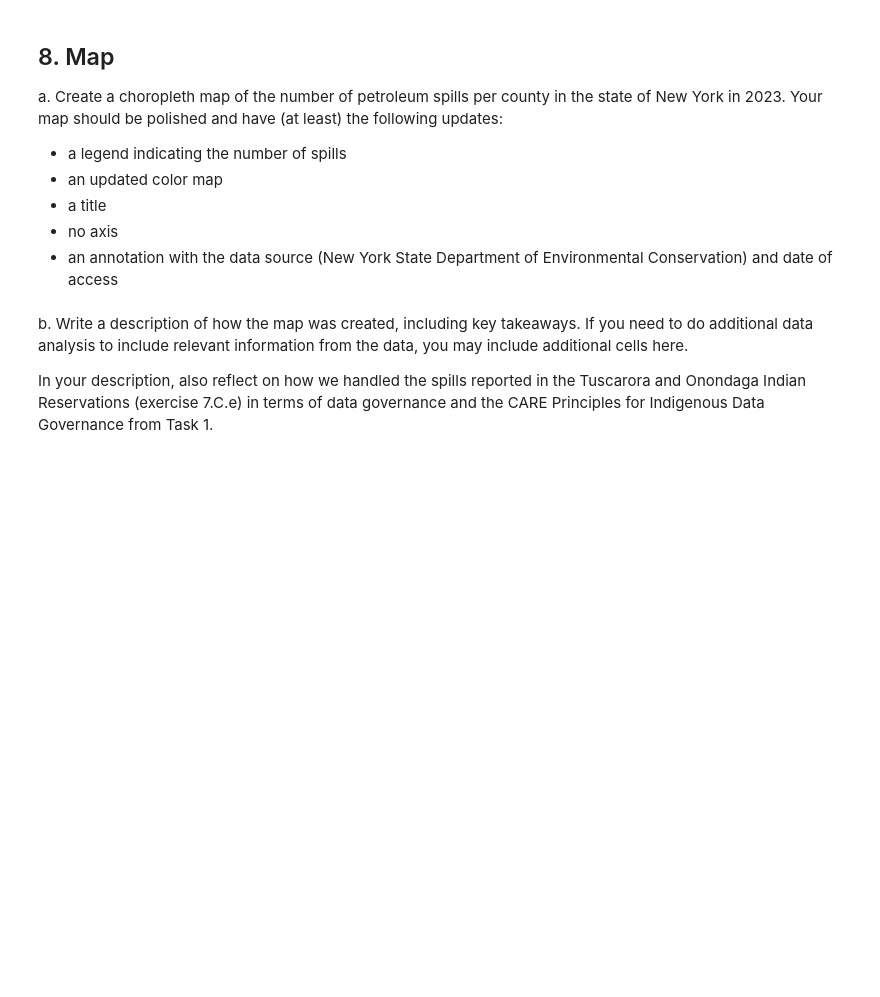
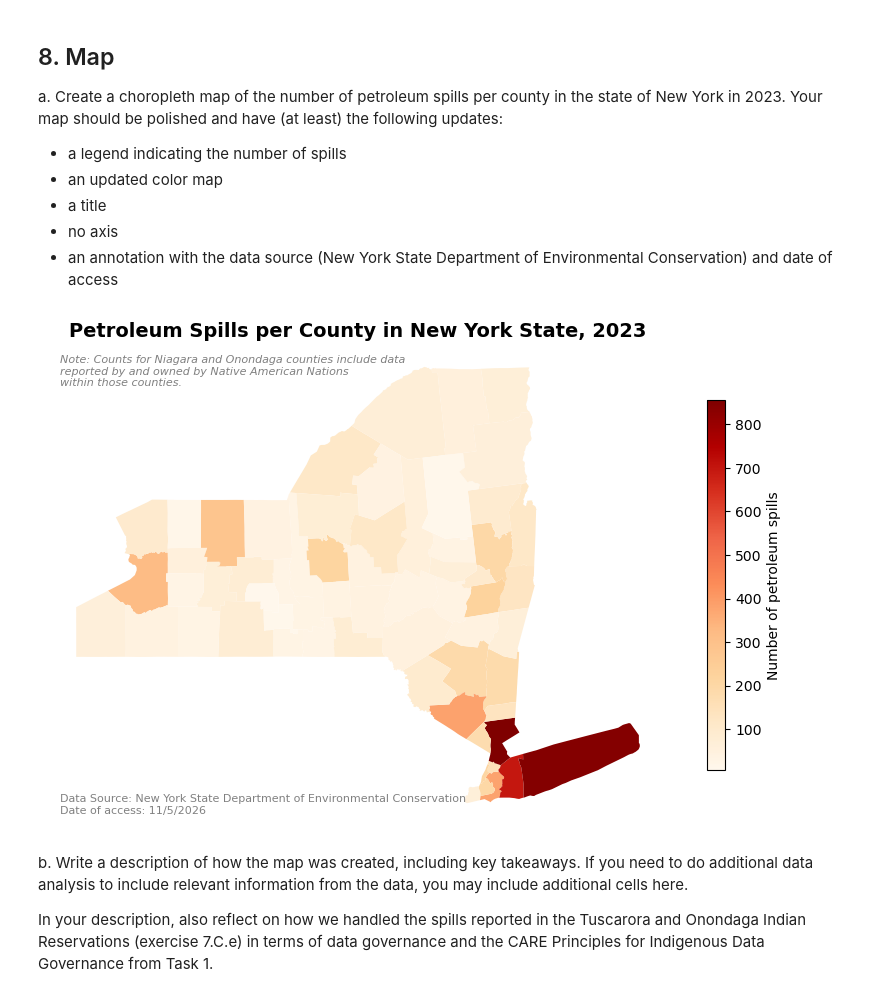
Before and after one commit to olivrwitt/eds220-hwk3, a Jupyter notebook: hwk3-task2-spills.ipynb, the cells around one changed output. Drawn from its saved outputs; the diff is of its cells as text; code cells hidden in the pictures; blank space fills up the shorter version.

```diff
--- a/hwk3-task2-spills.ipynb
+++ b/hwk3-task2-spills.ipynb
@@ -248,6 +548,9 @@ _Type your answer here, replacing this text._
 ### 6.B. Cleaning
 
 Simplify column names as needed.
+# %%
+# Make the column names lowercase to match the convention of the other dataset
+counties.columns = counties.columns.str.lower()
 # %% [markdown]
 <!-- END QUESTION -->
 
@@ -303,6 +676,10 @@ e. What is the number of spills in 'Tuscarora Indian Reservation' and in 'Ononda
 ### 7.B. Data updates
 
 In the next cell, update 'St Lawrence' to 'St. Lawrence' in the `spills_per_county` data frame. Verify the update was successful with an assert test.
+# %%
+spills_per_county['county'] = spills_per_county['county'].replace("St Lawrence", "St. Lawrence")
+
+assert "St. Lawrence" in spills_per_county['county'].values
 # %% [markdown]
 ### 7.C. Merge
 
@@ -313,0 +710,6 @@ a. Use this cell to make any other updates needed for making an inner join of th
+# %%
+# Drop results that aren't in New York State
+spills_per_county = spills_per_county[spills_per_county['county'].isin(ny_counties['name'])]
+
+# Check result
+print(len(ny_counties), len(spills_per_county))
@@ -314,5 +718,11 @@ a. Use this cell to make any other updates needed for making an inner join of th
 # %% [markdown]
 b. Store the inner join of the `spills_per_county` and `ny_counties` dataframes in a new variable named `ny_spills`.
+# %%
+# Inner join
+ny_spills = pd.merge(ny_counties, spills_per_county, left_on = 'name', right_on = 'county', how='inner')
+
+# Check results
+assert len(ny_spills) == len(spills_per_county)
 # %% [markdown]
 <!-- BEGIN QUESTION -->
 
@@ -341,6 +774,57 @@ Your map should be polished and have (at least) the following updates:
 - a title
 - no axis
 - an annotation with the data source (New York State Department of Environmental Conservation) and date of access
+# %%
+fig, ax = plt.subplots(figsize = (10,8))
+
+# Make plot
+ny_spills.plot(
+    ax=ax,
+    column = 'n_spills',
+    cmap='OrRd',   # colormap
+    linewidth = 0.5,
+    legend = True,
+    legend_kwds={
+        'label': 'Number of petroleum spills',
+        'shrink': 0.6
+    }
+)
+
+# Set title
+ax.set_title('Petroleum Spills per County in New York State, 2023', fontsize=14, fontweight='bold')
+
+# Make sure there is no axis
+ax.set_axis_off()
+
+# Add annotations
+ax.annotate(
+    'Data Source: New York State Department of Environmental Conservation\n'
+    'Date of access: 11/5/2026',
+    xy=(0.02, 0.02),
+    xycoords='axes fraction',
+    fontsize = 8,
+    color = 'gray',
+    ha='left',
+    va='bottom'
+)
+
+
+ax.annotate(
+    'Note: Counts for Niagara and Onondaga counties include data\n' \
+    'reported by and owned by Native American Nations\n'
+    'within those counties.',
+    xy=(0.02, 0.98),
+    xycoords='axes fraction',
+    fontsize=8,
+    color='gray',
+    style='italic',
+    ha='left',
+    va='top'
+)
+
+plt.show()
+# %% [output]
+[figure, added]
 # %% [markdown]
 b. Write a description of how the map was created, including key takeaways. If you need to do additional data analysis to include relevant information from the data, you may include additional cells here.
 
```
Also changed, not shown: parts of 54 cells of this notebook.
